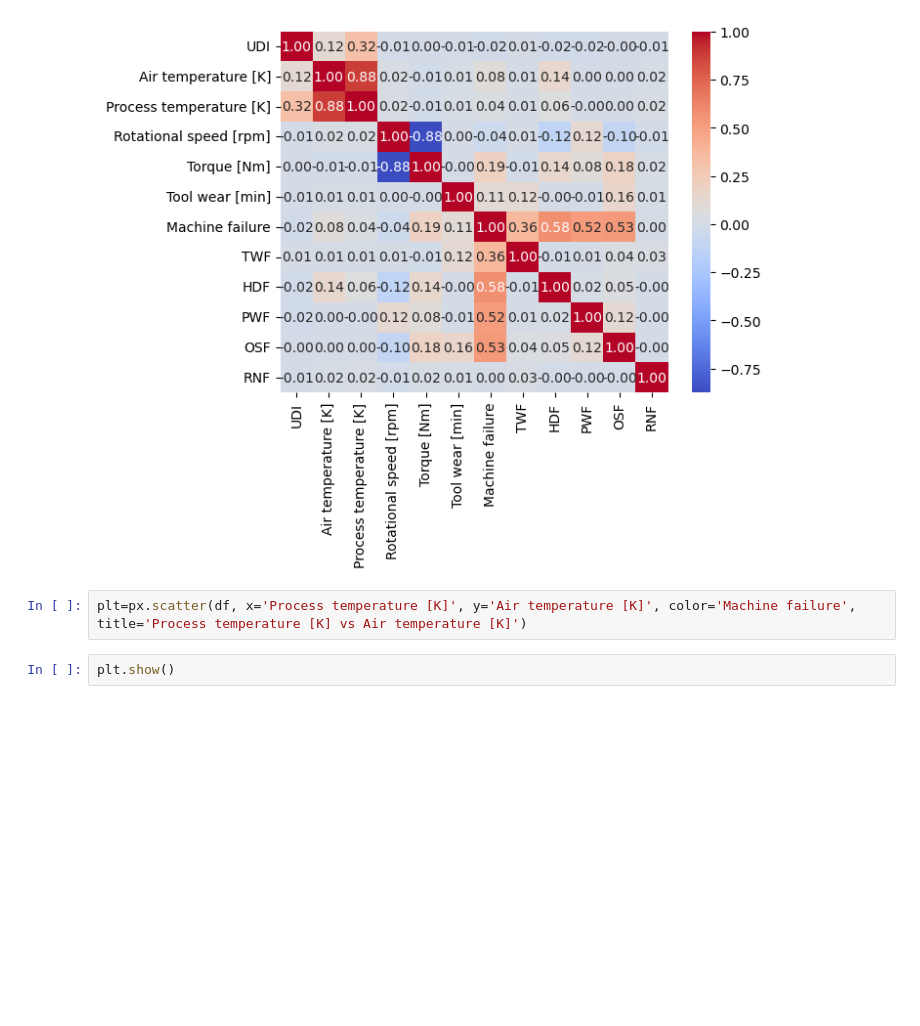
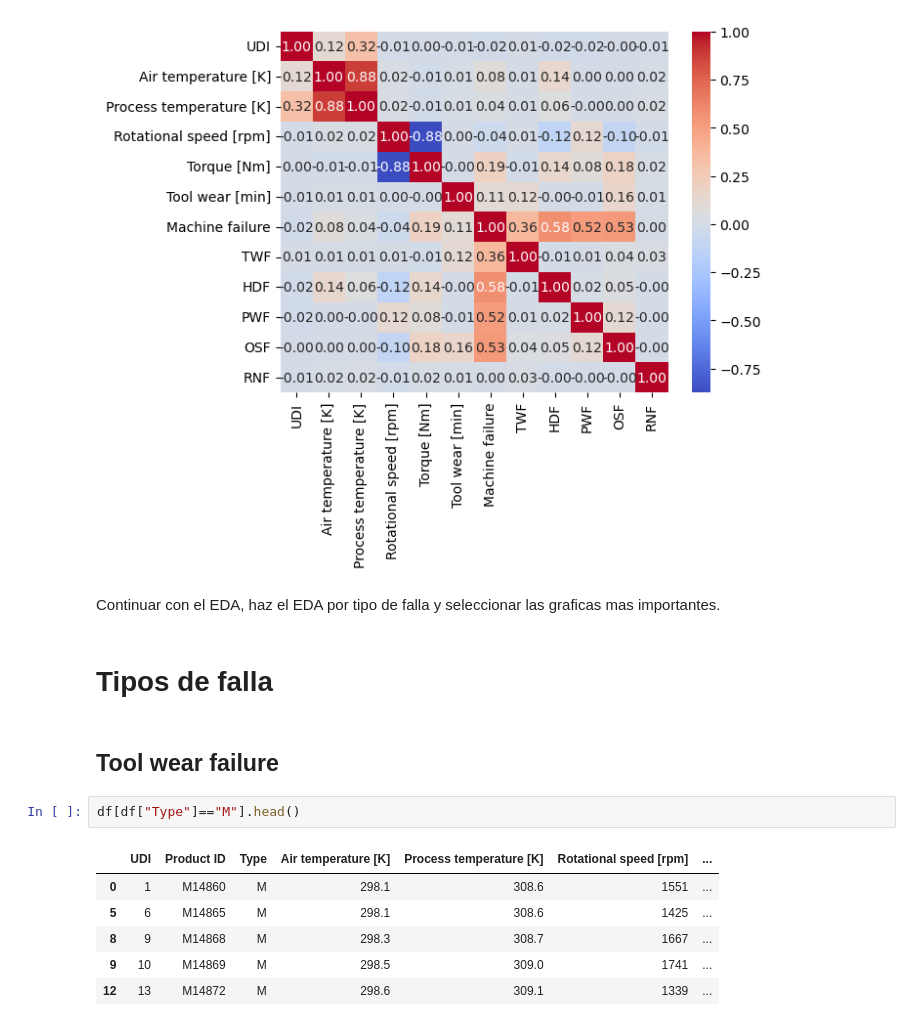
Before and after one commit to edwinsantosv/SummerCamp-2025, a Jupyter notebook: 1_Final Project/DataExploration.ipynb, the cells around one changed output. Cells and saved outputs as stored; diff of their text form; blank space fills up the shorter version.

```diff
--- a/1_Final Project/DataExploration.ipynb
+++ b/1_Final Project/DataExploration.ipynb
@@ -135,7 +194,18 @@ plt.show()
 # %% [output]
 The default value of numeric_only in DataFrame.corr is deprecated. In a future version, it will default to False. Select only valid columns or specify the value of numeric_only to silence this warning ...
 [figure]
-# %%
-plt=px.scatter(df, x='Process temperature [K]', y='Air temperature [K]', color='Machine failure', title='Process temperature [K] vs Air temperature [K]')
-# %%
-plt.show()
+# %% [markdown]
+Continuar con el EDA, haz el EDA por tipo de falla y seleccionar las graficas mas importantes.
+# %% [markdown]
+# Tipos de falla
+# %% [markdown]
+## Tool wear failure
+# %%
+df[df["Type"]=="M"].head()
+# %% [output]
+|  | UDI | Product ID | Type | Air temperature [K] | Process temperature [K] | Rotational speed [rpm] | ... |
+| 0 | 1 | M14860 | M | 298.1 | 308.6 | 1551 | ... |
+| 5 | 6 | M14865 | M | 298.1 | 308.6 | 1425 | ... |
+| 8 | 9 | M14868 | M | 298.3 | 308.7 | 1667 | ... |
+| 9 | 10 | M14869 | M | 298.5 | 309.0 | 1741 | ... |
+| 12 | 13 | M14872 | M | 298.6 | 309.1 | 1339 | ... |
```
Also changed, not shown: parts of 5 cells of this notebook, 10 other files.
